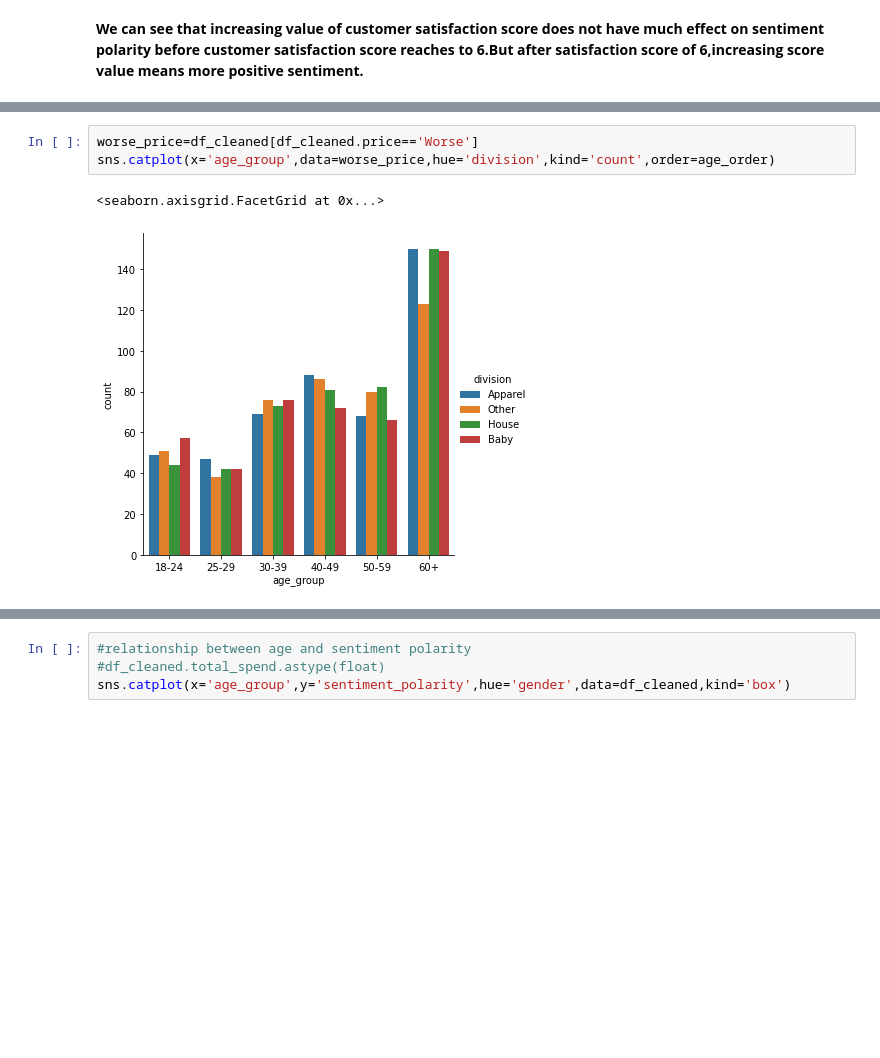
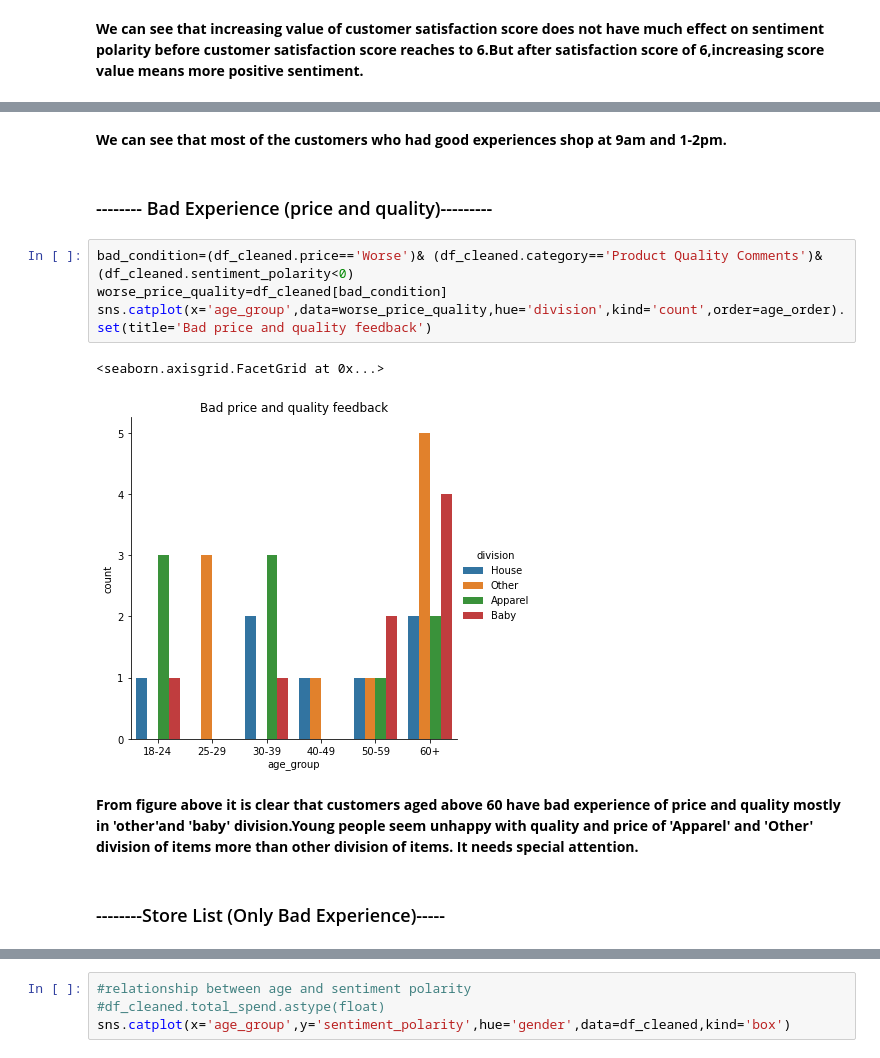
Before and after one commit to Bhupen-Oli/Customer_Experience, a Jupyter notebook: CustomerExperiene.ipynb, the cells around one changed output, grey strips where cells are left out. Cells and saved outputs as stored; diff of their text form; blank space fills up the shorter version.

```diff
--- a/CustomerExperiene.ipynb
+++ b/CustomerExperiene.ipynb
@@ -169,6 +248,15 @@ plt.show()
+# %% [markdown]
+**We can see that most of the customers who had good experiences shop at 9am and 1-2pm.**
+# %% [markdown]
+###  -------- Bad Experience (price and quality)--------- ###
 # %%
-worse_price=df_cleaned[df_cleaned.price=='Worse']
-sns.catplot(x='age_group',data=worse_price,hue='division',kind='count',order=age_order)
+bad_condition=(df_cleaned.price=='Worse')& (df_cleaned.category=='Product Quality Comments')&(df_cleaned.sentiment_polarity<0)
+worse_price_quality=df_cleaned[bad_condition]
+sns.catplot(x='age_group',data=worse_price_quality,hue='division',kind='count',order=age_order).set(title='Bad price and quality feedback')
 # %% [output]
 <seaborn.axisgrid.FacetGrid at 0x...>
-[figure, old version]
+[figure, new version]
+# %% [markdown]
+**From figure above it is clear that customers aged above 60 have bad experience of price and quality mostly in 'other'and 'baby' division.Young people seem unhappy with quality and price of 'Apparel' and 'Other' division of items more than other division of items. It needs special attention.**
+# %% [markdown]
+### --------Store List (Only Bad Experience)----- ###
```
Also changed, not shown: parts of 23 cells of this notebook.
